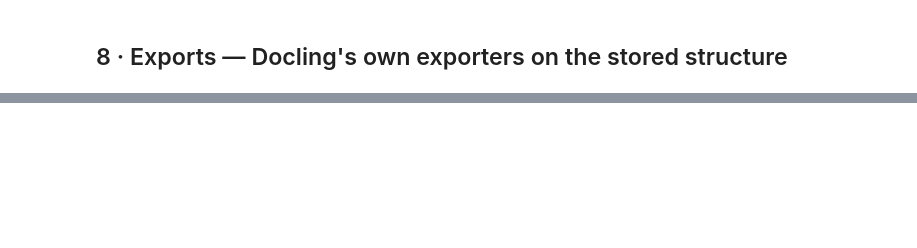
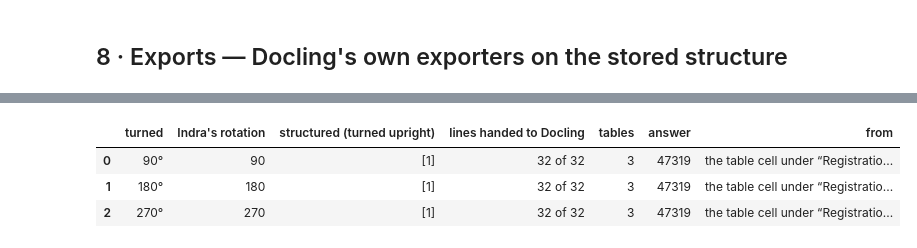
Before and after one commit to MahmoudYahiaAhmed/inklight, a Jupyter notebook: examples/structure_showcase.ipynb, the cells around one changed output, grey strips where cells are left out. Saved outputs shown, nothing was run; the diff lists cells and outputs as text; code cells hidden in the pictures; blank space fills up the shorter version.

```diff
--- a/examples/structure_showcase.ipynb
+++ b/examples/structure_showcase.ipynb
@@ -420,0 +565,8 @@ JSON export: 20148 characters · CLI: inklight structure regcard-en-scan.pdf --f
+# %%
+agent, ids = fixed_library({
+    'card-one.png': [[((100, 100, 300, 120), 'Company name:'), ((320, 100, 600, 120), 'Cedar Logistics')]],
+    'card-two.png': [[((100, 100, 300, 120), 'Company name:'), ((320, 100, 600, 120), 'Nile Foods')]],
+})
+with agent:
+    r = agent.ask('What is the company name?', doc_ids=list(ids.values()), save=False)
+print(r.answer); print(); [print('⚠', w) for w in r.warnings]
@@ -420,0 +636,32 @@ JSON export: 20148 characters · CLI: inklight structure regcard-en-scan.pdf --f
+# %%
+from PIL import Image
+from inklight.frames import original_size, to_original
+
+pix = pymupdf.open(OUT / 'regcard-en-scan.pdf')[0].get_pixmap(dpi=150)
+upright = Image.frombytes('RGB', (pix.width, pix.height), pix.samples)
+turned = {}
+for turn in (90, 180, 270):
+    turned[turn] = OUT / f'card-turned-{turn}.pdf'
+    upright.rotate(turn, expand=True, fillcolor='white').save(turned[turn], resolution=150)
+s_turn = Settings(home=Path(tempfile.mkdtemp(prefix='showcase-turned-')), ocr=OCRSettings(model_dir=INDRA_MODELS),
+                  models=ModelSettings(brain='rules', allow_download=False), structure={'engine': 'docling'})
+rows, cited = [], {}
+with DocumentAgent(s_turn) as agent:
+    agent.add(list(turned.values()))
+    ids_turn = {d.name: d.id for d in agent.library.documents()}
+    for turn, path in turned.items():
+        doc = ids_turn[path.name]
+        pg = agent.library.pages(doc)[0]
+        meta, document = agent.library.structure(doc)
+        r = agent.ask('What is the registration number?', doc_ids=[doc], save=False)
+        cited[turn] = (pg, r.sources[0].bbox)
+        rows.append({'turned': f'{turn}°', "Indra's rotation": pg.rotation,
+                     'structured (turned upright)': meta['rotated_pages_structured'],
+                     'lines handed to Docling': f"{meta['cells_delivered']} of {sum(1 for x in pg.lines if x.text.strip() and x.bbox)}",
+                     'tables': len(document.tables), 'answer': head(r), 'from': next((x[8:52] for x in r.checks if x.startswith('answer:')), '')})
+pd.DataFrame(rows)
+# %% [output]
+|  | turned | Indra's rotation | structured (turned upright) | lines handed to Docling | tables | answer | from |
+| 0 | 90° | 90 | [1] | 32 of 32 | 3 | 47319 | the table cell under “Registratio... |
+| 1 | 180° | 180 | [1] | 32 of 32 | 3 | 47319 | the table cell under “Registratio... |
+| 2 | 270° | 270 | [1] | 32 of 32 | 3 | 47319 | the table cell under “Registratio... |
```
Also changed, not shown: parts of 35 cells of this notebook.
